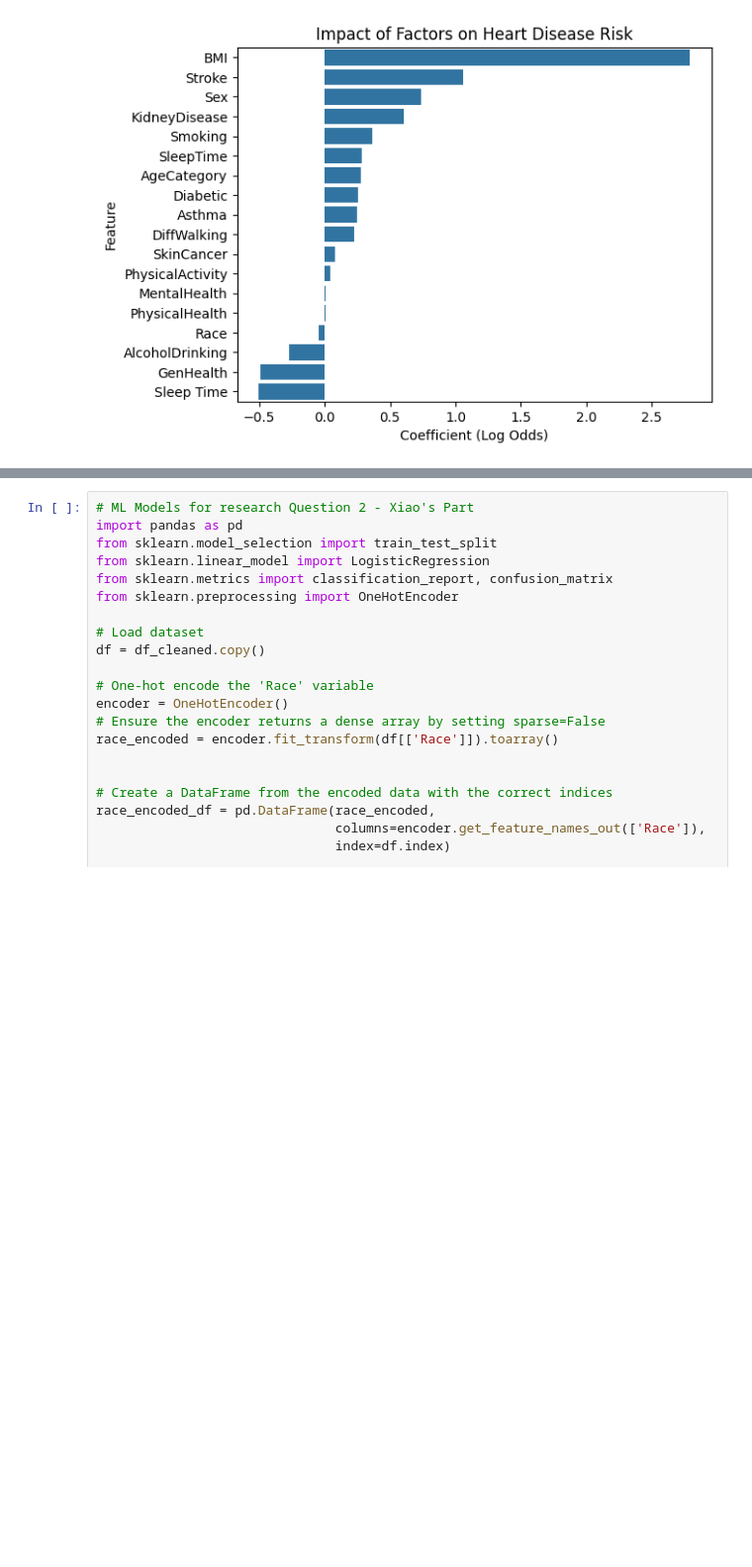
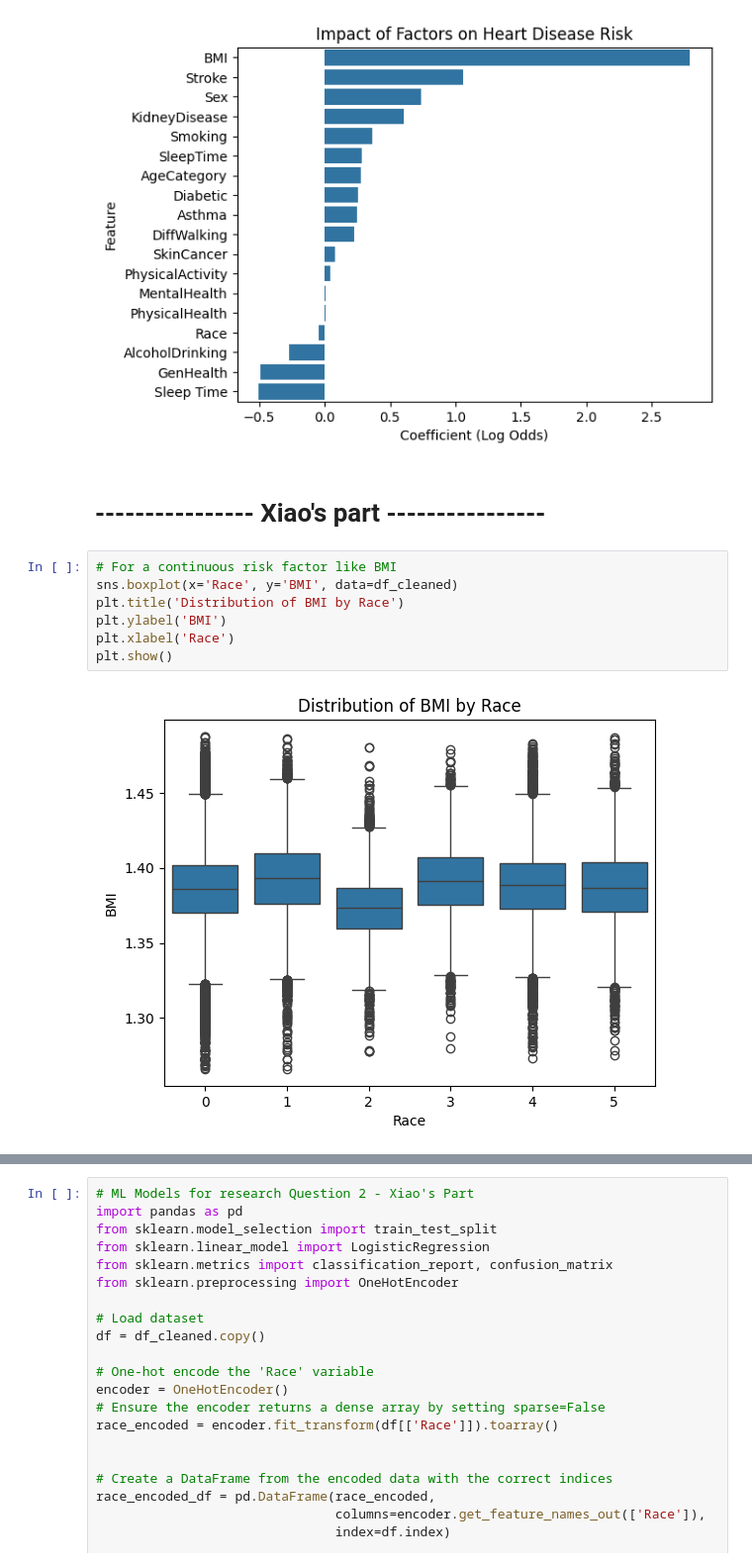
Before and after one commit to XiaoYangxxxx/ALY6080Group4, a Jupyter notebook: ALY6040 - Group 4 - EDA and Models Code.ipynb, the cells around one changed output, grey strips where cells are left out. Shown at 99% size. Cells and saved outputs as stored; diff of their text form; blank space fills up the shorter version.

```diff
--- a/ALY6040 - Group 4 - EDA and Models Code.ipynb
+++ b/ALY6040 - Group 4 - EDA and Models Code.ipynb
@@ -462,3 +466,14 @@ Gradient Boosting Classifier Report:
    macro avg       0.74      0.54      0.56     90516
 weighted avg       0.88      0.91      0.88     90516
 [figure]
+# %% [markdown]
+# ---------------- Xiao's part ----------------
+# %%
+# For a continuous risk factor like BMI
+sns.boxplot(x='Race', y='BMI', data=df_cleaned)
+plt.title('Distribution of BMI by Race')
+plt.ylabel('BMI')
+plt.xlabel('Race')
+plt.show()
+# %% [output]
+[figure, added]
```
Also changed, not shown: parts of 45 cells of this notebook, 3 other files.
